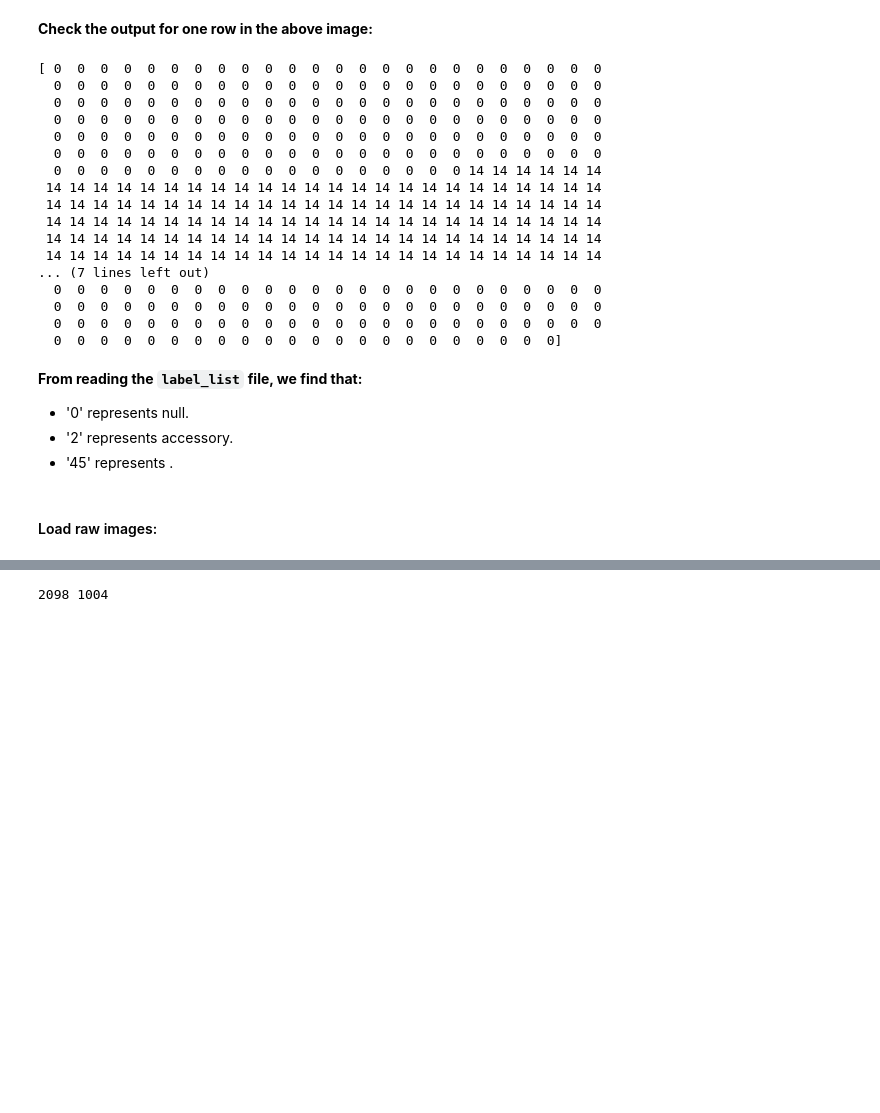
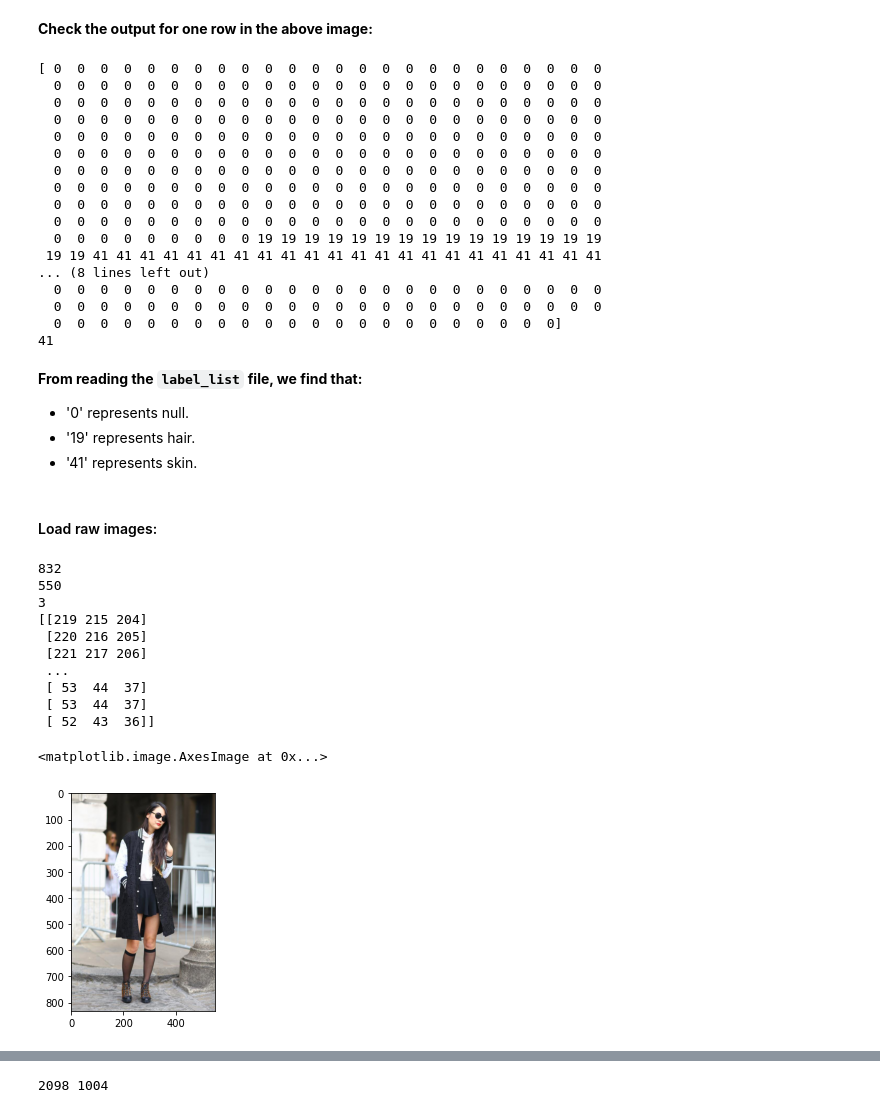
Before and after one commit to Farida-Hamid/Subtract-The-Model, a Jupyter notebook: Prep-Visualise-Data.ipynb, the cells around one changed output, grey strips where cells are left out. Cells and saved outputs as stored; diff of their text form; code cells hidden in the pictures; blank space fills up the shorter version.

```diff
--- a/Prep-Visualise-Data.ipynb
+++ b/Prep-Visualise-Data.ipynb
@@ -48,7 +54,8 @@ print(seg[100].shape)
 # %% [markdown]
 **Check the output for one row in the above image:**
 # %%
-print(seg[1][500])
+print(seg[1][100])
+print(seg[1][100][300])
 # %% [output]
 [ 0  0  0  0  0  0  0  0  0  0  0  0  0  0  0  0  0  0  0  0  0  0  0  0
   0  0  0  0  0  0  0  0  0  0  0  0  0  0  0  0  0  0  0  0  0  0  0  0
@@ -56,24 +63,45 @@ print(seg[1][500])
   0  0  0  0  0  0  0  0  0  0  0  0  0  0  0  0  0  0  0  0  0  0  0  0
   0  0  0  0  0  0  0  0  0  0  0  0  0  0  0  0  0  0  0  0  0  0  0  0
   0  0  0  0  0  0  0  0  0  0  0  0  0  0  0  0  0  0  0  0  0  0  0  0
-  0  0  0  0  0  0  0  0  0  0  0  0  0  0  0  0  0  0 14 14 14 14 14 14
- 14 14 14 14 14 14 14 14 14 14 14 14 14 14 14 14 14 14 14 14 14 14 14 14
- 14 14 14 14 14 14 14 14 14 14 14 14 14 14 14 14 14 14 14 14 14 14 14 14
- 14 14 14 14 14 14 14 14 14 14 14 14 14 14 14 14 14 14 14 14 14 14 14 14
- 14 14 14 14 14 14 14 14 14 14 14 14 14 14 14 14 14 14 14 14 14 14 14 14
- 14 14 14 14 14 14 14 14 14 14 14 14 14 14 14 14 14 14 14 14 14 14 14 14
-... (7 lines left out)
   0  0  0  0  0  0  0  0  0  0  0  0  0  0  0  0  0  0  0  0  0  0  0  0
   0  0  0  0  0  0  0  0  0  0  0  0  0  0  0  0  0  0  0  0  0  0  0  0
   0  0  0  0  0  0  0  0  0  0  0  0  0  0  0  0  0  0  0  0  0  0  0  0
+  0  0  0  0  0  0  0  0  0  0  0  0  0  0  0  0  0  0  0  0  0  0  0  0
+  0  0  0  0  0  0  0  0  0 19 19 19 19 19 19 19 19 19 19 19 19 19 19 19
+ 19 19 41 41 41 41 41 41 41 41 41 41 41 41 41 41 41 41 41 41 41 41 41 41
+... (8 lines left out)
+  0  0  0  0  0  0  0  0  0  0  0  0  0  0  0  0  0  0  0  0  0  0  0  0
+  0  0  0  0  0  0  0  0  0  0  0  0  0  0  0  0  0  0  0  0  0  0  0  0
   0  0  0  0  0  0  0  0  0  0  0  0  0  0  0  0  0  0  0  0  0  0]
+41
 # %% [markdown]
 **From reading the `label_list` file, we find that:**
 - '0' represents null.
-- '2' represents accessory.
-- '45' represents  .
+- '19' represents hair.
+- '41' represents skin.
 # %% [markdown]
 #### Load raw images:
+# %%
+segs = mpimg.imread('/Users/farida/Documents/subtract-model/clothing-co-parsing/photos/0001.jpg')
+
+print(len(segs))
+print(len(segs[1]))
+print(len(segs[1][1]))
+print(segs[1])
+plt.imshow(segs)
+# %% [output]
+832
+550
+3
+[[219 215 204]
+ [220 216 205]
+ [221 217 206]
+ ...
+ [ 53  44  37]
+ [ 53  44  37]
+ [ 52  43  36]]
+<matplotlib.image.AxesImage at 0x...>
+[figure, added]
 # %%
 data_path = '/Users/farida/Documents/subtract-model/clothing-co-parsing/photos/'
 raw = []
```
Also changed, not shown: parts of 9 cells of this notebook.
